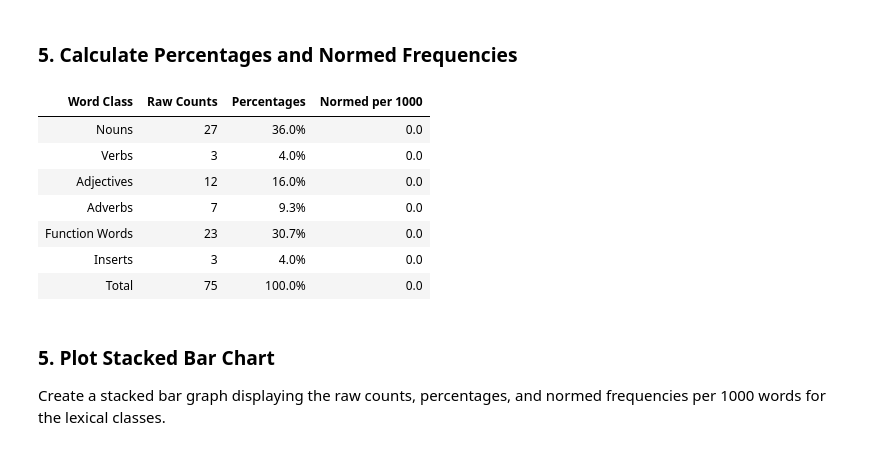
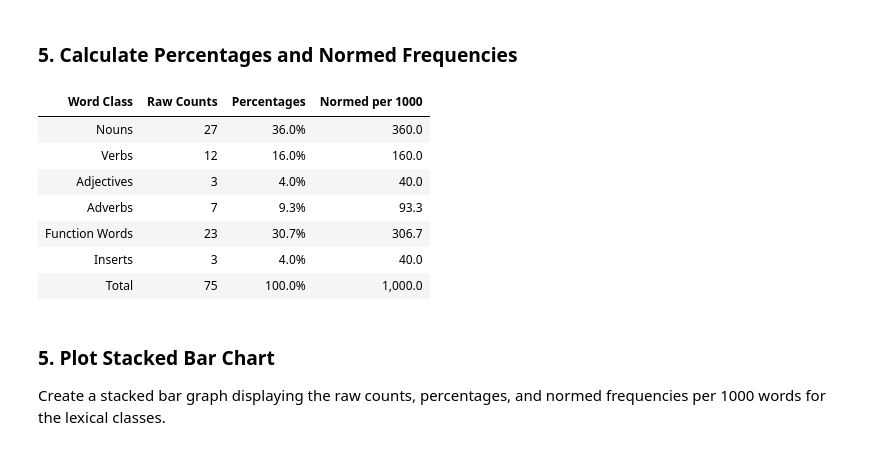
Before and after one commit to steve3p0/LING521, a Jupyter notebook: textmsg_analysis/text_analysis.ipynb, the cells around one changed output. Cells and saved outputs as stored; diff of their text form; code cells hidden in the pictures.

Commit message:
created table showing words grouped by POS.

```diff
--- a/textmsg_analysis/text_analysis.ipynb
+++ b/textmsg_analysis/text_analysis.ipynb
@@ -75,5 +111,5 @@ True
 # %%
-insert_words = ('yeah', 'Ok', 'ahh')
+insert_words = ('yeah', 'Ok', 'ahh', 'yeah', 'bye')
 
 messages = ['Gym?',
             'yeah be there in about a half',
@@ -157,43 +221,55 @@ Total Words: 75
 ### 5.  Calculate Percentages and Normed Frequencies
 # %%
 # Gather Counts
-col_labels = ['Nouns', 'Verbs', 'Adjectives', 'Adverbs', 'Function Words', 'Inserts']
 raw_counts = counter_pos
 percentages = {pos: wc / total_words for pos, wc in raw_counts.items()}
-norm_counts = {pos: pct / total_words for pos, pct in percentages.items()}
+norm_counts = {pos: wc / total_words * 1000 for pos, wc in raw_counts.items()}
 
-data = {'Word Class': col_labels,
-        'Raw Counts': list(raw_counts.values()),
-        'Percentages': list(percentages.values()),
-        'Normed per 1000': list(norm_counts.values())}
+row_labels = ['Nouns', 'Verbs', 'Adjectives', 'Adverbs', 'Function Words', 'Inserts']
+raw_counts_list = [ counter_pos['NOUN'], counter_pos['VERB'], counter_pos['ADJ'], counter_pos['ADV'],
+                    counter_pos['FUNCTOR'], counter_pos['Inserts'], ]
+
+percentages_list = [ percentages['NOUN'], percentages['VERB'], percentages['ADJ'], percentages['ADV'],
+                     percentages['FUNCTOR'], percentages['Inserts'], ]
+
+norm_counts_list = [ norm_counts['NOUN'], norm_counts['VERB'], norm_counts['ADJ'], norm_counts['ADV'],
+                     norm_counts['FUNCTOR'], norm_counts['Inserts'], ]
+
+data = {'Word Class': row_labels,
+        'Raw Counts': raw_counts_list,
+        'Percentages':percentages_list,
+        'Normed per 1000': norm_counts_list }
+
 df = pd.DataFrame(data, columns=['Word Class', 'Raw Counts', 'Percentages', 'Normed per 1000'])
 df.loc[df.index.max()+1]=['Total']+df.sum().tolist()[1:]
 
 # Construct a mask of which columns are numeric
 numeric_col_mask = df.dtypes.apply(lambda d: issubclass(np.dtype(d).type, np.number))
-d = dict(selector="th", props=[('text-align', 'center')])
+# Set table styles
+styles = [ dict(selector="th", props=[('text-align', 'center')]) ]
+
 styled_df = (df.style
                 # Format the percentage and Normed per 1000 fields
                 .format({'Percentages': "{:.1%}",  'Normed per 1000': "{:,.1f}"})
                 # right-align the numeric columns and set their width
                 .set_properties(subset=df.columns[numeric_col_mask],  **{'text-align':'right'})
                 # left-align the non-numeric columns and set their width
                 .set_properties(subset=df.columns[~numeric_col_mask], **{'text-align':'left'})
                 # center the header
-                .set_table_styles([d])
+                .set_table_styles(styles)
             )
 
 html = styled_df.hide_index().render()
 display(HTML(html))
 # %% [output]
 | Word Class | Raw Counts | Percentages | Normed per 1000 |
-| Nouns | 27 | 36.0% | 0.0 |
-| Verbs | 3 | 4.0% | 0.0 |
-| Adjectives | 12 | 16.0% | 0.0 |
-| Adverbs | 7 | 9.3% | 0.0 |
-| Function Words | 23 | 30.7% | 0.0 |
-| Inserts | 3 | 4.0% | 0.0 |
-| Total | 75 | 100.0% | 0.0 |
+| Nouns | 27 | 36.0% | 360.0 |
+| Verbs | 12 | 16.0% | 160.0 |
+| Adjectives | 3 | 4.0% | 40.0 |
+| Adverbs | 7 | 9.3% | 93.3 |
+| Function Words | 23 | 30.7% | 306.7 |
+| Inserts | 3 | 4.0% | 40.0 |
+| Total | 75 | 100.0% | 1,000.0 |
 # %% [markdown]
 ### 5.  Plot Stacked Bar Chart
 Create a stacked bar graph displaying the raw counts, percentages, and normed frequencies per 1000 words for the lexical classes.
```
Also changed, not shown: parts of 12 cells of this notebook.
